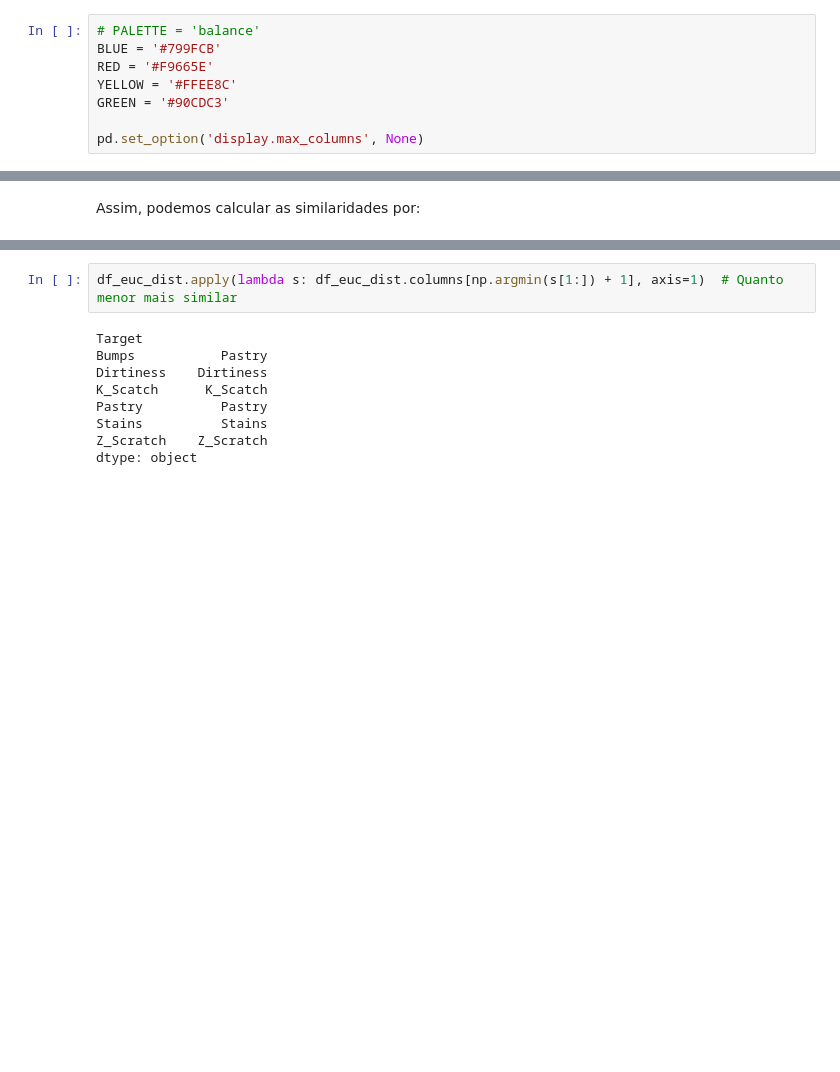
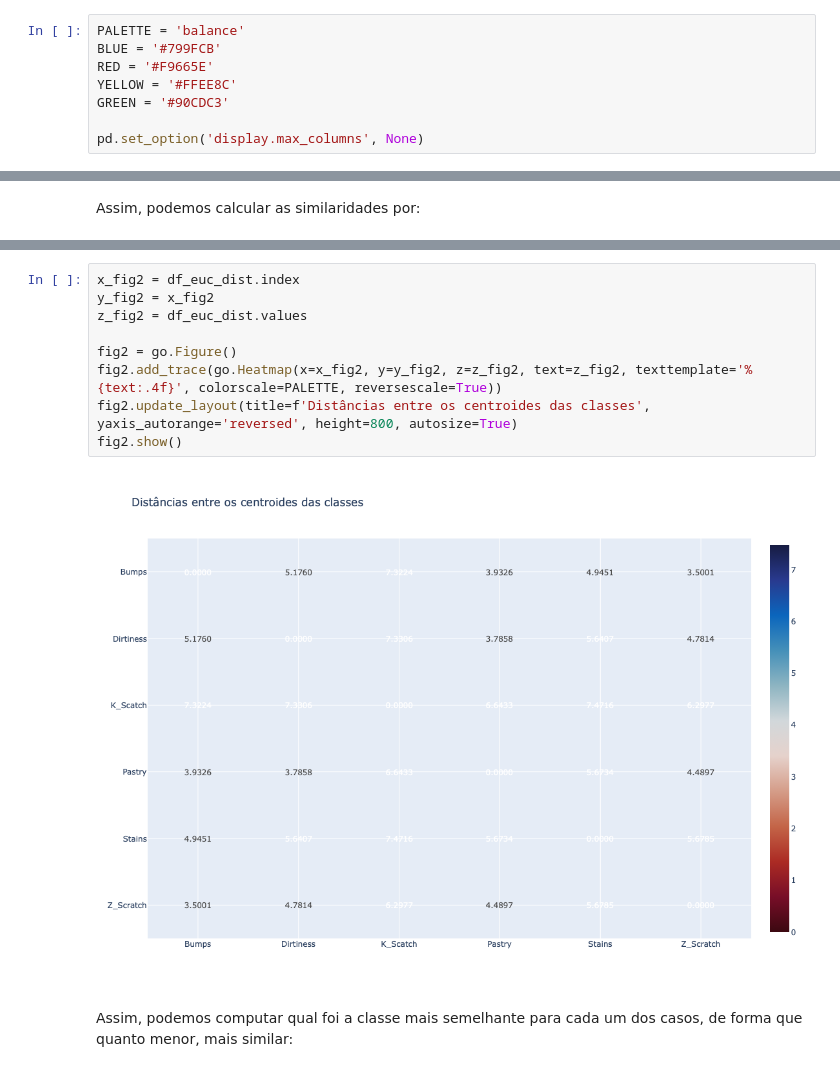
Before and after one commit to azzolinovarella/steel-plates-faults, a Jupyter notebook: notebooks/02-BasicEDA.ipynb, the cells around one changed output, grey strips where cells are left out. Cells and saved outputs as stored; diff of their text form; blank space fills up the shorter version.

```diff
--- a/notebooks/02-BasicEDA.ipynb
+++ b/notebooks/02-BasicEDA.ipynb
@@ -14,7 +14,7 @@ from sklearn.metrics.pairwise import euclidean_distances, cosine_similarity
 # %% [markdown]
 ## Constantes e Sets
 # %%
-# PALETTE = 'balance'
+PALETTE = 'balance'
 BLUE = '#799FCB'
 RED = '#F9665E'
 YELLOW = '#FFEE8C'
@@ -207,11 +162,13 @@ df_euc_dist
-# %%
-df_euc_dist.apply(lambda s: df_euc_dist.columns[np.argmin(s[1:]) + 1], axis=1)  # Quanto menor mais similar
-# %% [output]
-Target
-Bumps           Pastry
-Dirtiness    Dirtiness
-K_Scatch      K_Scatch
-Pastry          Pastry
-Stains          Stains
-Z_Scratch    Z_Scratch
-dtype: object
+# %%
+x_fig2 = df_euc_dist.index
+y_fig2 = x_fig2
+z_fig2 = df_euc_dist.values
+
+fig2 = go.Figure()
+fig2.add_trace(go.Heatmap(x=x_fig2, y=y_fig2, z=z_fig2, text=z_fig2, texttemplate='%{text:.4f}', colorscale=PALETTE, reversescale=True))
+fig2.update_layout(title=f'Distâncias entre os centroides das classes', yaxis_autorange='reversed', height=800, autosize=True)
+fig2.show()
+# %% [output]
+[figure, added]
+# %% [markdown]
+Assim, podemos computar qual foi a classe mais semelhante para cada um dos casos, de forma que quanto menor, mais similar:
```
Also changed, not shown: parts of 17 cells of this notebook.
